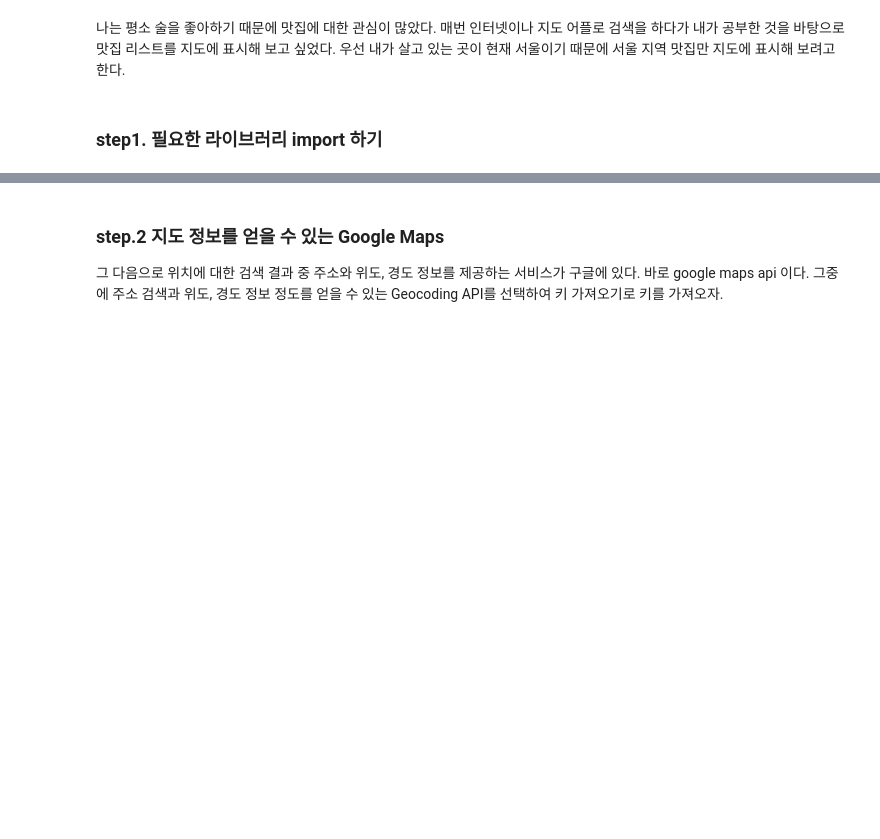
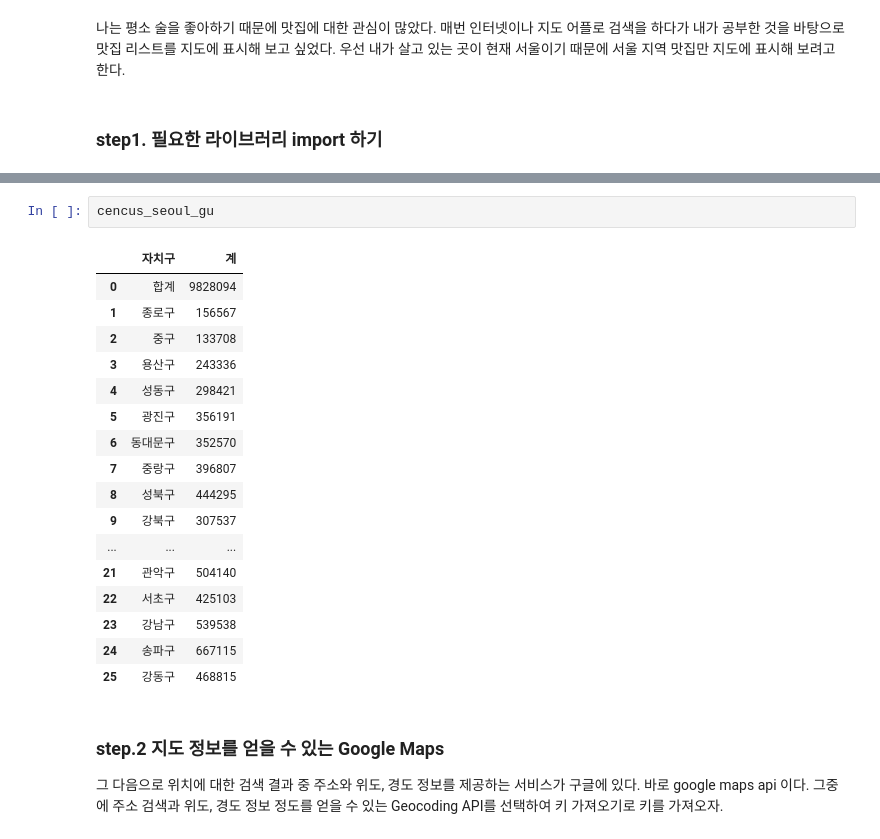
Before and after one commit to jaeyoon89/tasty_road, a Jupyter notebook: tasty_road.ipynb, the cells around one changed output, grey strips where cells are left out. Drawn from its saved outputs; the diff is of its cells as text; blank space fills up the shorter version.

```diff
--- a/tasty_road.ipynb
+++ b/tasty_road.ipynb
@@ -27,3 +42,23 @@ warnings.filterwarnings(action='ignore')
+# %%
+cencus_seoul_gu
+# %% [output]
+|  | 자치구 | 계 |
+| 0 | 합계 | 9828094 |
+| 1 | 종로구 | 156567 |
+| 2 | 중구 | 133708 |
+| 3 | 용산구 | 243336 |
+| 4 | 성동구 | 298421 |
+| 5 | 광진구 | 356191 |
+| 6 | 동대문구 | 352570 |
+| 7 | 중랑구 | 396807 |
+| 8 | 성북구 | 444295 |
+| 9 | 강북구 | 307537 |
+| ... | ... | ... |
+| 21 | 관악구 | 504140 |
+| 22 | 서초구 | 425103 |
+| 23 | 강남구 | 539538 |
+| 24 | 송파구 | 667115 |
+| 25 | 강동구 | 468815 |
 # %% [markdown]
 ### step.2 지도 정보를 얻을 수 있는 Google Maps
 
```
Also changed, not shown: parts of 27 cells of this notebook.
